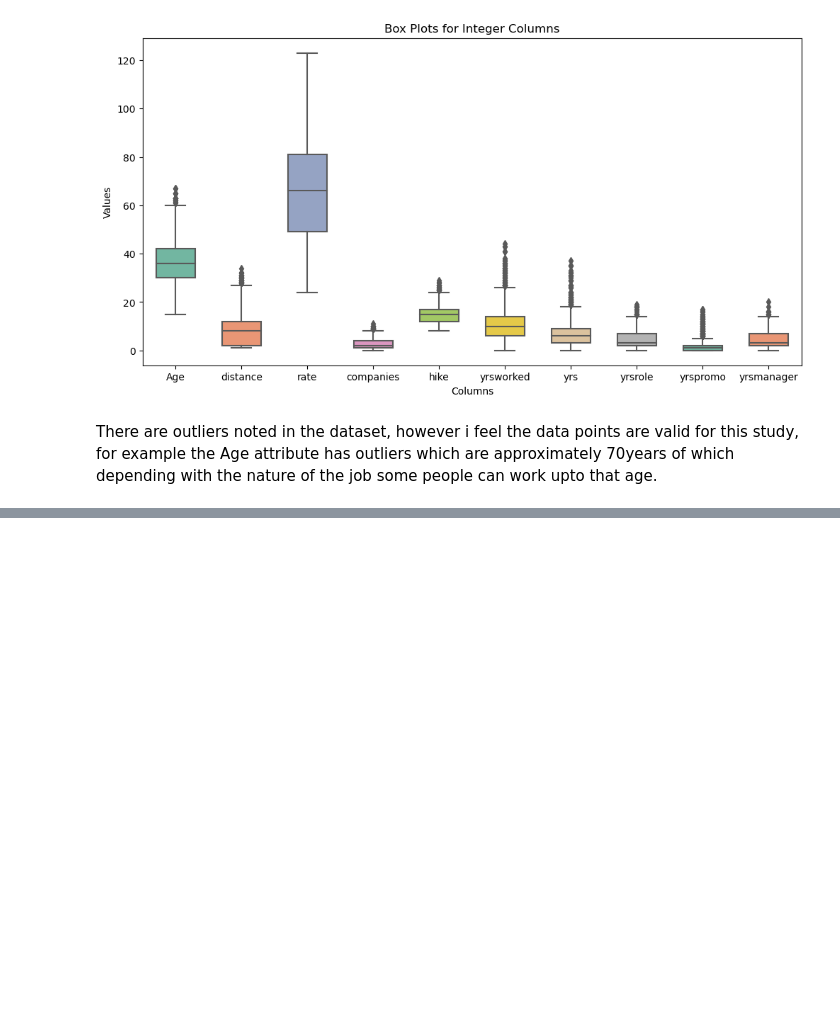
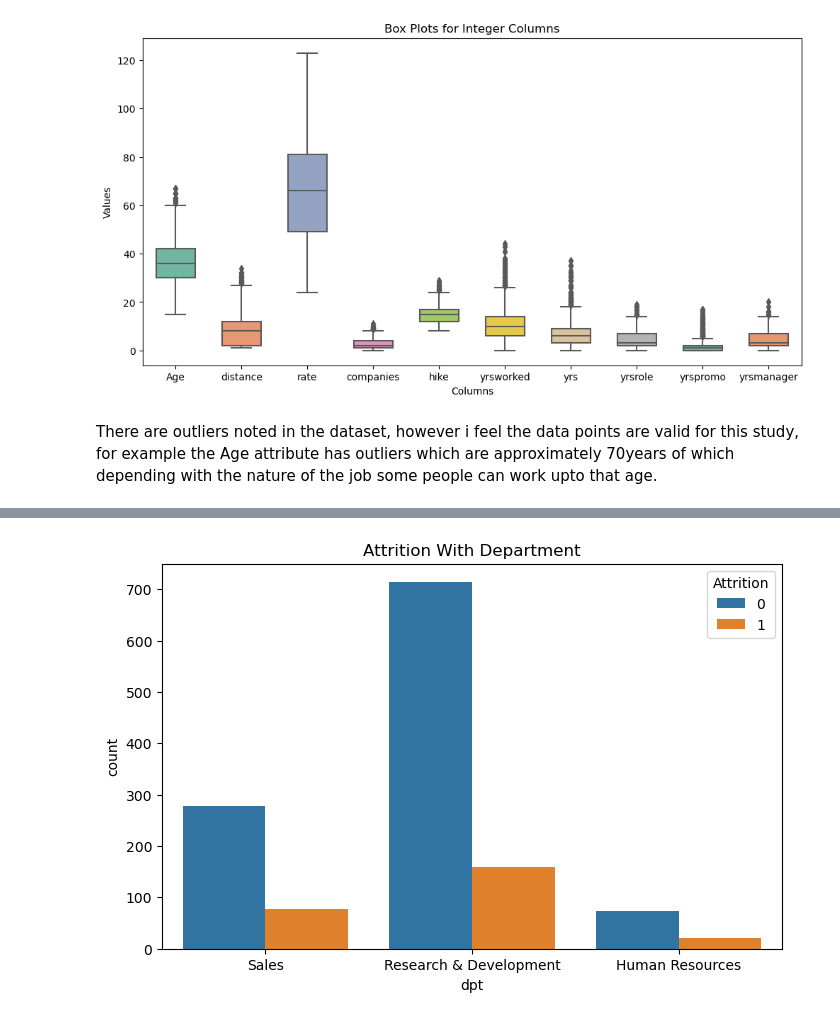
Before and after one commit to pardmanjera/PardonManjera_sba23346_Lvl8_CA2_Integrated, a Jupyter notebook: integrated_CA2.ipynb, the cells around one changed output, grey strips where cells are left out. Saved outputs shown, nothing was run; the diff lists cells and outputs as text; code cells hidden in the pictures; blank space fills up the shorter version.

```diff
--- a/integrated_CA2.ipynb
+++ b/integrated_CA2.ipynb
@@ -346,0 +363,10 @@ There are outliers noted in the dataset, however i feel the data points are vali
+# %%
+plt.figure(figsize=(8,5))
+
+sns.countplot(x='dpt',hue='Attrition', data=df)
+
+plt.title("Attrition With Department")
+
+plt.show()
+# %% [output]
+[figure, added]
```
Also changed, not shown: parts of 7 cells of this notebook.
